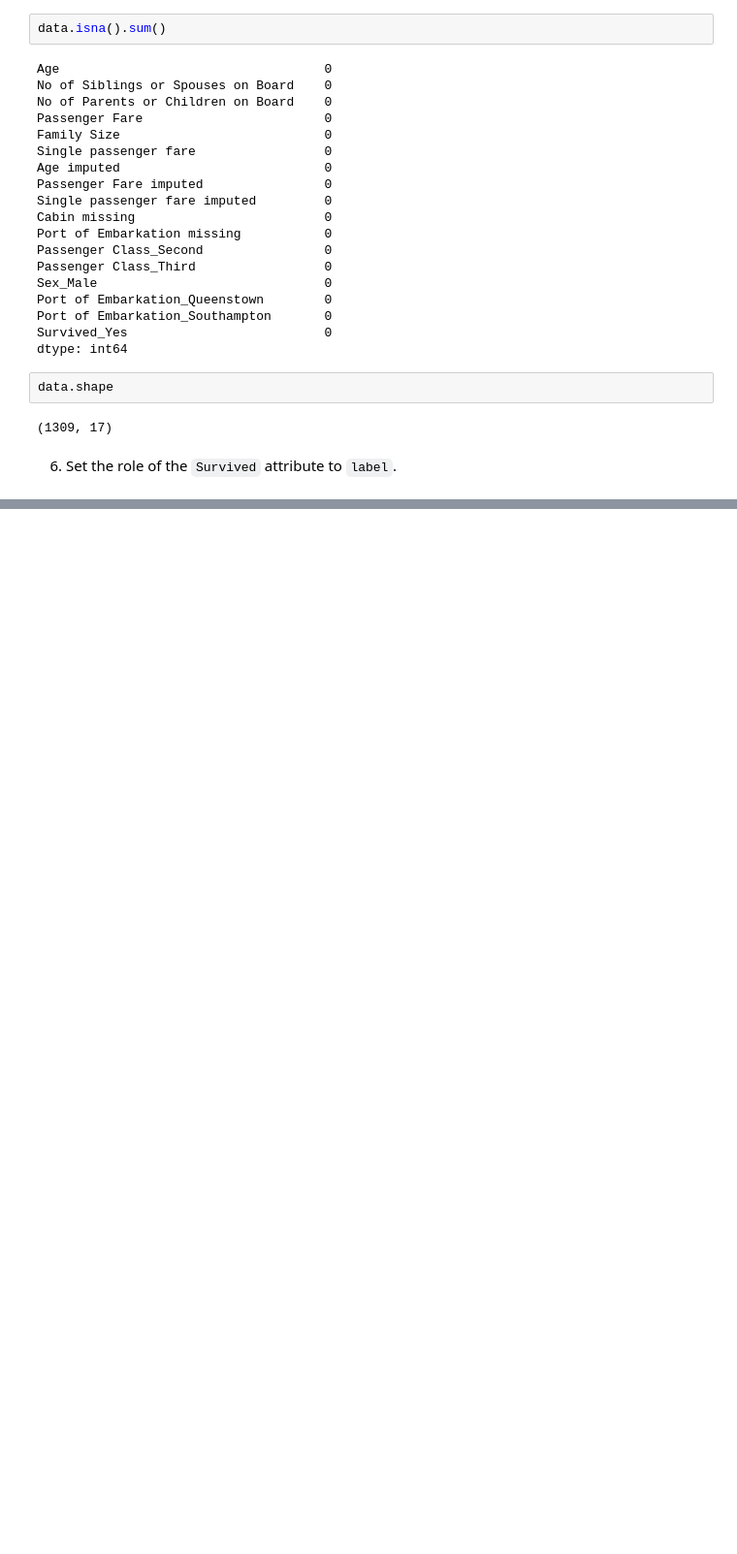
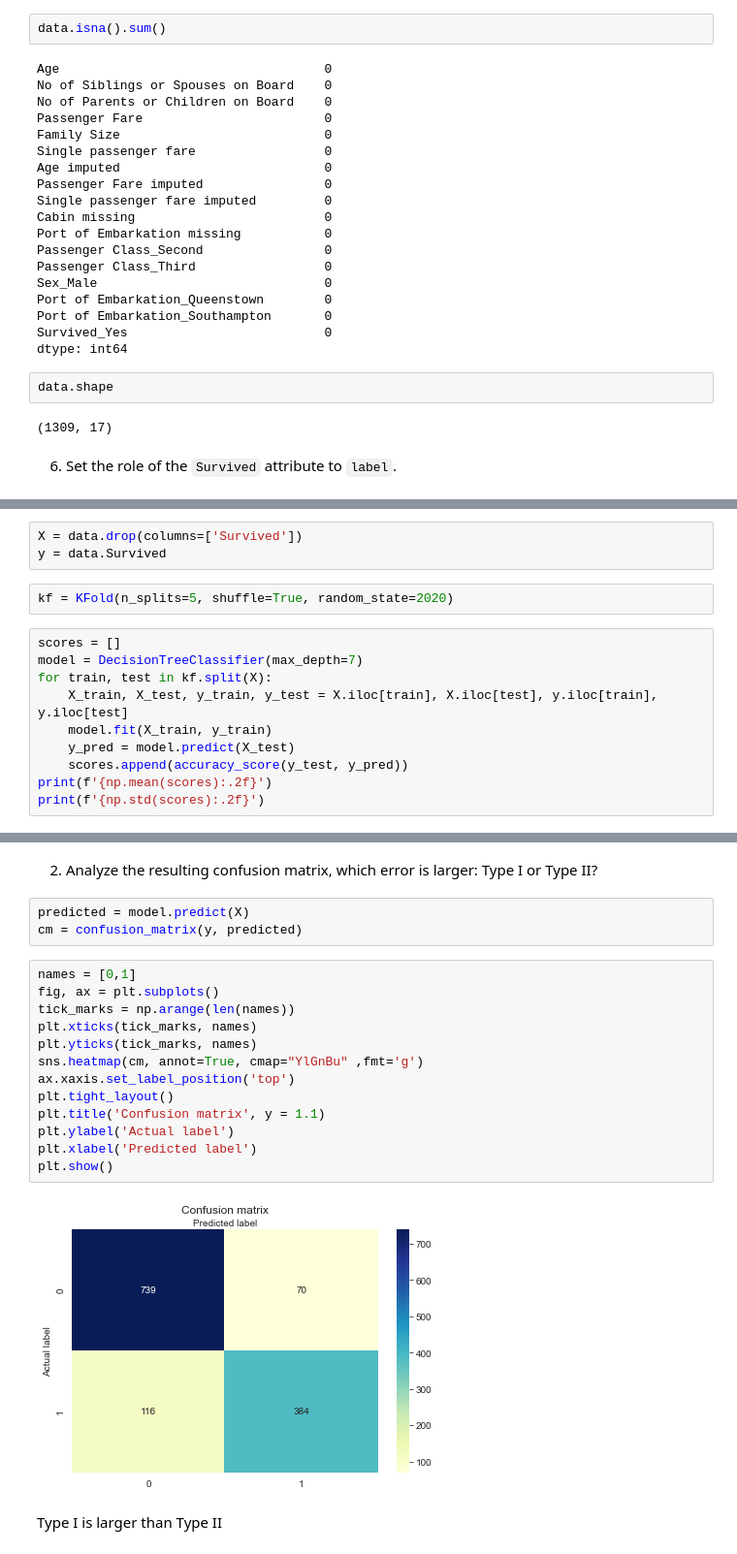
Before and after one commit to Mist3r-R/hse-sse-ds-business-2020, a Jupyter notebook: HW_2.ipynb, the cells around one changed output, grey strips where cells are left out. Shown: that part at 97% size. Cells and saved outputs as stored; diff of their text form; blank space fills up the shorter version.

```diff
--- a/HW_2.ipynb
+++ b/HW_2.ipynb
@@ -255,0 +269,15 @@ data.head(3)
+# %%
+X = data.drop(columns=['Survived'])
+y = data.Survived
+# %%
+kf = KFold(n_splits=5, shuffle=True, random_state=2020)
+# %%
+scores = []
+model = DecisionTreeClassifier(max_depth=7)
+for train, test in kf.split(X):
+    X_train, X_test, y_train, y_test = X.iloc[train], X.iloc[test], y.iloc[train], y.iloc[test]
+    model.fit(X_train, y_train)
+    y_pred = model.predict(X_test)
+    scores.append(accuracy_score(y_test, y_pred))
+print(f'{np.mean(scores):.2f}')
+print(f'{np.std(scores):.2f}')
@@ -256 +295,23 @@ data.head(3)
+# %% [markdown]
+2. Analyze the resulting confusion matrix, which error is larger: Type I or Type II?
+# %%
+predicted = model.predict(X)
+cm = confusion_matrix(y, predicted)
+# %%
+names = [0,1]
+fig, ax = plt.subplots()
+tick_marks = np.arange(len(names))
+plt.xticks(tick_marks, names)
+plt.yticks(tick_marks, names)
+sns.heatmap(cm, annot=True, cmap="YlGnBu" ,fmt='g')
+ax.xaxis.set_label_position('top')
+plt.tight_layout()
+plt.title('Confusion matrix', y = 1.1)
+plt.ylabel('Actual label')
+plt.xlabel('Predicted label')
+plt.show()
+# %% [output]
+[figure, added]
+# %% [markdown]
+Type I is larger than Type II
 # %% [markdown]
```
Also changed, not shown: parts of 7 cells of this notebook.
